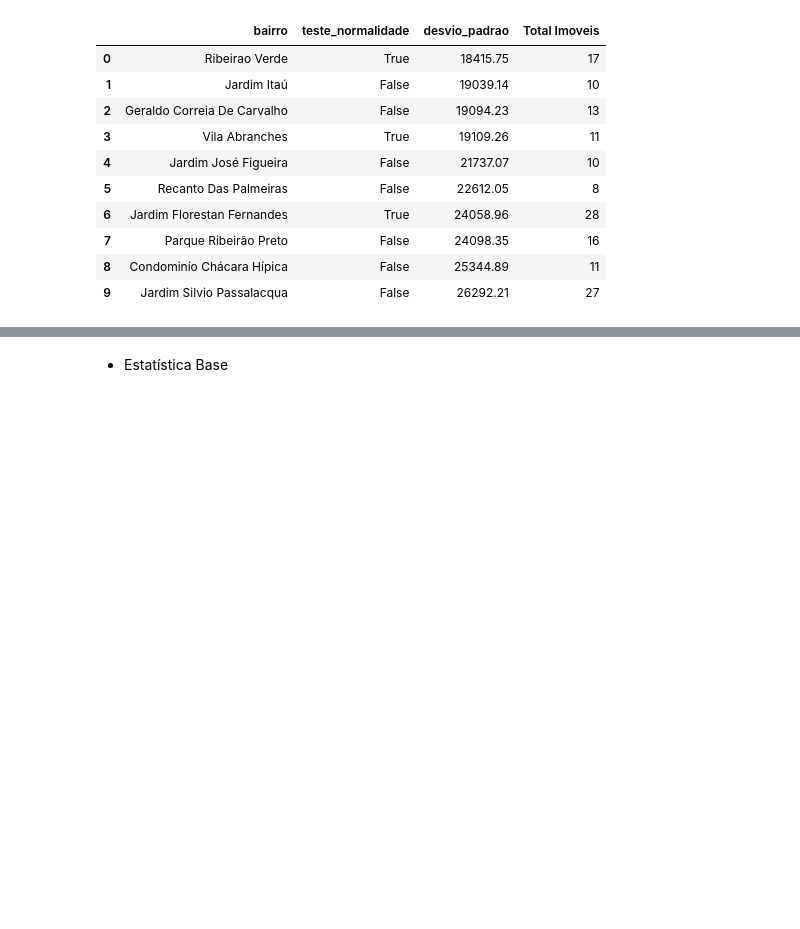
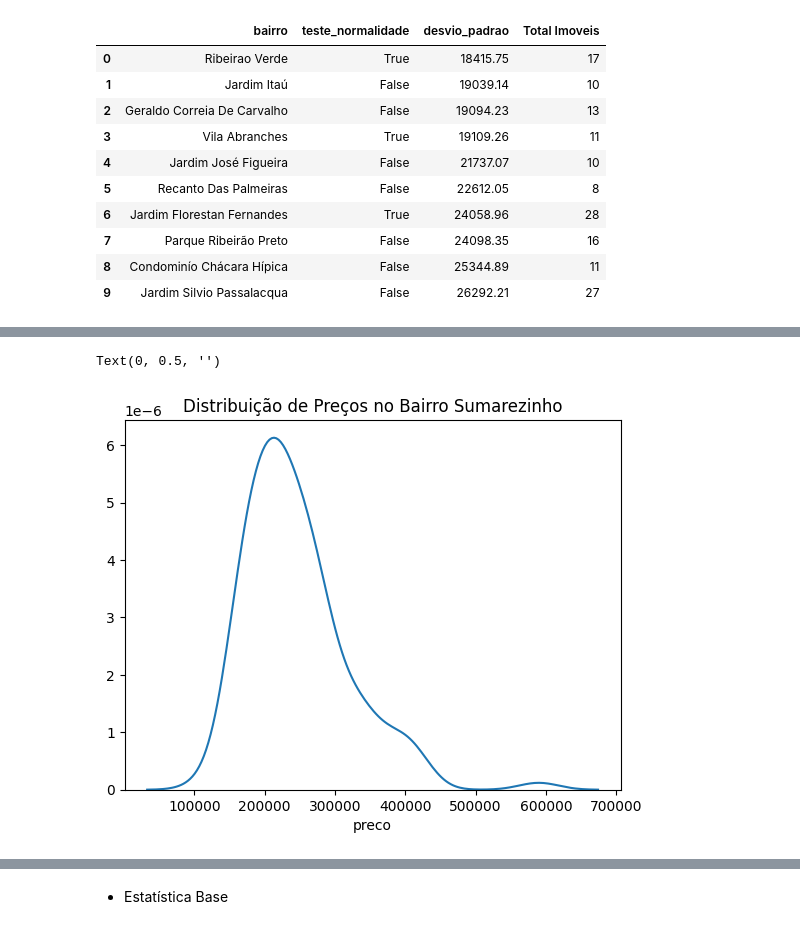
Before and after one commit to rodrigorocha1/extracao_viva_real_selenium, a Jupyter notebook: notebooks_exemplo/visualizacaov2.ipynb, the cells around one changed output, grey strips where cells are left out. Cells and saved outputs as stored; diff of their text form; code cells hidden in the pictures; blank space fills up the shorter version.

```diff
--- a/notebooks_exemplo/visualizacaov2.ipynb
+++ b/notebooks_exemplo/visualizacaov2.ipynb
@@ -175,3 +192,10 @@ sns.kdeplot(dados_sumarezinho, x='preco')
+# %%
+ax = sns.kdeplot(dados_sumarezinho, x='preco')
+ax.set_title('Distribuição de Preços no Bairro Sumarezinho')
+ax.set_ylabel(None)
+# %% [output]
+Text(0, 0.5, '')
+[figure, added]
 # %%
 base_original
 # %% [output]
```
Also changed, not shown: parts of 9 cells of this notebook, 6 other files.
